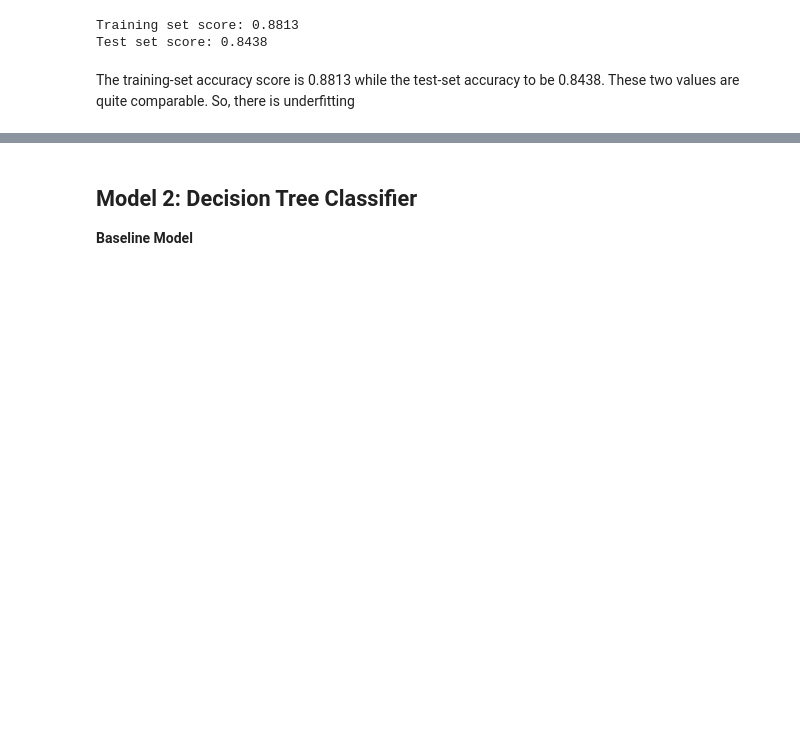
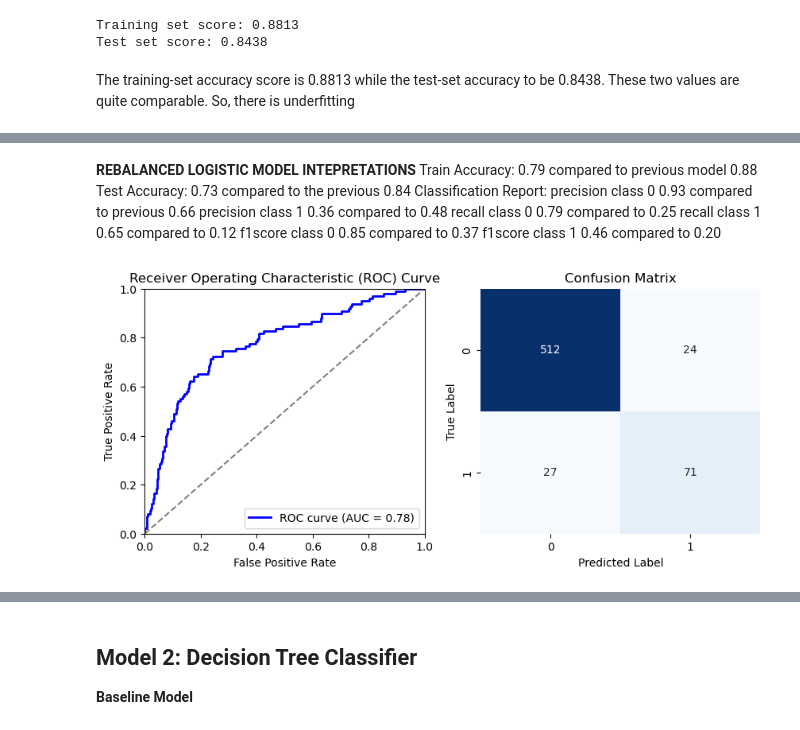
Before and after one commit to ShanChesseret/Predicting-Customer-Retention-For-SyriaTel-Mobile-Telecom, a Jupyter notebook: index.ipynb, the cells around one changed output, grey strips where cells are left out. Drawn from its saved outputs; the diff is of its cells as text; code cells hidden in the pictures; blank space fills up the shorter version.

Commit message:
Finalizing on first model

```diff
--- a/index.ipynb
+++ b/index.ipynb
@@ -548,0 +552,20 @@ X_train_resampled, y_train_resampled = smote.fit_resample(X_train, y_train)
+# %%
+
+
+# Predict churn for the test data
+y_pred = logreg_model2.predict(X_test)
+
+# Calculate the accuracy of the model on train and test data
+train_accuracy = logreg_model2.score(X_train, y_train)
+test_accuracy = logreg_model2.score(X_test, y_test)
+
+print(f"Train Accuracy: {train_accuracy:.2f}")
+print(f"Test Accuracy: {test_accuracy:.2f}")
+
+# Print the classification report
+print("Classification Report:")
+print(classification_report(y_test, y_pred))
+
+# Print the confusion matrix
+print("Confusion Matrix:")
+print(confusion_matrix(y_test, y_pred))
@@ -548,0 +588,38 @@ X_train_resampled, y_train_resampled = smote.fit_resample(X_train, y_train)
+# %% [markdown]
+**REBALANCED LOGISTIC MODEL INTEPRETATIONS**
+Train Accuracy: 0.79 compared to previous model 0.88
+Test Accuracy: 0.73 compared to the previous 0.84
+Classification Report:
+precision class 0 0.93 compared to previous 0.66
+precision class 1 0.36 compared to 0.48
+recall class 0 0.79 compared to 0.25
+recall class 1 0.65 compared to 0.12
+f1score class 0 0.85 compared to 0.37
+f1score class 1 0.46 compared to 0.20
+# %%
+# Plot the ROC curve
+y_prob = logreg_model2.predict_proba(X_test)[:, 1]  # Probability of positive class (churned)
+fpr, tpr, thresholds = roc_curve(y_test, y_prob)
+roc_auc = roc_auc_score(y_test, y_prob)
+
+fig, (ax1, ax2) = plt.subplots(1, 2, figsize=(10, 4))
+
+ax1.plot(fpr, tpr, color='b', lw=2, label=f'ROC curve (AUC = {roc_auc:.2f})')
+ax1.plot([0, 1], [0, 1], color='gray', linestyle='--')
+ax1.set_xlim([0.0, 1.0])
+ax1.set_ylim([0.0, 1.0])
+ax1.set_xlabel('False Positive Rate')
+ax1.set_ylabel('True Positive Rate')
+ax1.set_title('Receiver Operating Characteristic (ROC) Curve')
+ax1.legend(loc="lower right")
+
+# Plot the confusion matrix as a heatmap
+confusion_mat = confusion_matrix(y_test, y_pred)
+sns.heatmap(confusion_mat, annot=True, fmt="d", cmap='Blues', cbar=False, ax=ax2)
+ax2.set_xlabel('Predicted Label')
+ax2.set_ylabel('True Label')
+ax2.set_title('Confusion Matrix')
+
+plt.show()
+# %% [output]
+[figure, added]
```
Also changed, not shown: parts of 10 cells of this notebook.
